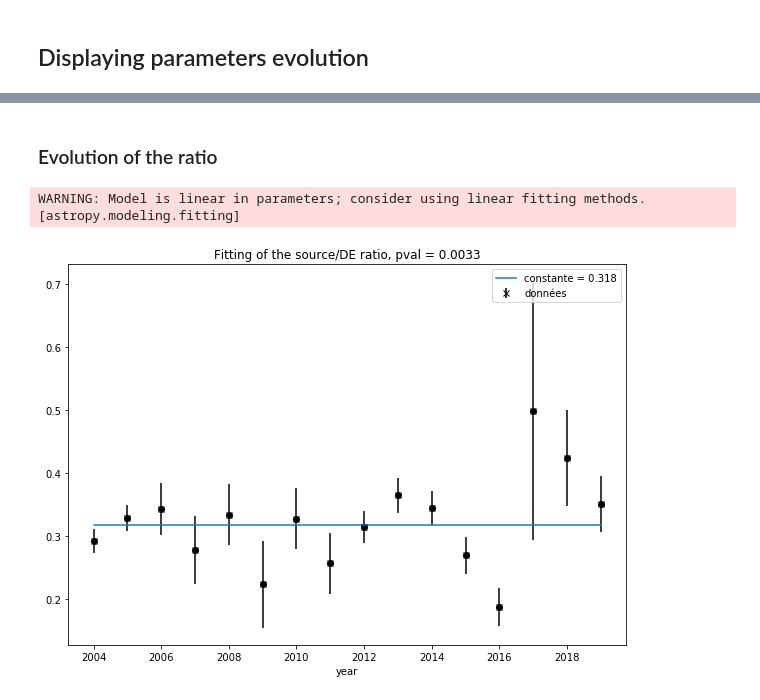
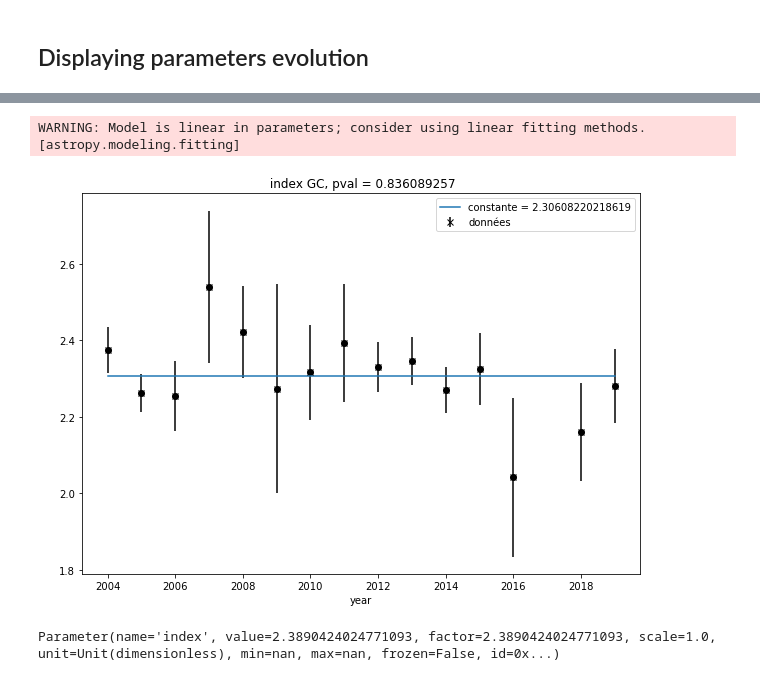
Before and after one commit to SamZouari/hess, a Jupyter notebook: confluence2020/hap-fr/parameter_evolution_hap-fr.ipynb, the cells around one changed output, grey strips where cells are left out. Drawn from its saved outputs; the diff is of its cells as text; code cells hidden in the pictures.

```diff
--- a/confluence2020/hap-fr/parameter_evolution_hap-fr.ipynb
+++ b/confluence2020/hap-fr/parameter_evolution_hap-fr.ipynb
@@ -135,7 +135,7 @@ model_diff.parameters["reference"].frozen = True
 # if there are cutoffs in the spectra
 
 modelGC.parameters["lambda_"].frozen = True
-model_diff.parameters["lambda_"].frozen = True
+#model_diff.parameters["lambda_"].frozen = True
 # %% [markdown]
 ## Constructing the mask
 # %%
@@ -151,7 +151,7 @@ fit_mask = Map.from_geom(geom, data=fit_mask)
 # %%
 for year in range(2004,2020):
     mapdataset_dict[year].fit_mask = fit_mask
-    mapdataset_dict[year].models =  modelGC.copy() + modelG09.copy() +  modeldiff.copy()
+    mapdataset_dict[year].models =  modelGC.copy() + modelG09.copy() +  model_diff.copy()
     mapdataset_dict[year].background_model.parameters['norm'].value = 1.0
 # %% [markdown]
 # Fitting the datasets
@@ -163,13 +163,13 @@ def fit_dataset(mapdataset):
     table = result.parameters.to_table()
 
     rescov = fit.covariance()
-    ampSGRA = mapdataset.models.parameters[3]
-    ampdiff = mapdataset.models.parameters[12]
-    normbkg = mapdataset.background_model.parameters['norm']
+    #ampSGRA = mapdataset.models.parameters[3]
+    #ampdiff = mapdataset.models.parameters[12]
+    #normbkg = mapdataset.background_model.parameters['norm']
 
-    cov= rescov.parameters.get_subcovariance([ampSGRA, ampdiff, normbkg])
+    #cov= rescov.parameters.get_subcovariance([ampSGRA, ampdiff, normbkg])
 
-    return table, cov, result
+    return table, rescov, result
 # %%
 %%time
 
@@ -198,5 +323,8 @@ for year in range(2004,2020):
 # %% [markdown]
 # Saving the results
+# %%
+pathpar = Path(pathp/"2amps_2indexes_1cutoff")
+pathpar.mkdir(exist_ok=True)
 # %% [markdown]
 ## Fitting a time evolution model
 # %%
@@ -554,35 +459,36 @@ WARNING: Model is linear in parameters; consider using linear fitting methods. [
-# %% [markdown]
-### Evolution of the ratio
 # %%
 x = years
-y = resGC/resdiff
-
+y = indexGC
+y_uncs = indexGC_err
 
 # Fit the data using a box model.
 # Bounds are not really needed but included here to demonstrate usage.
-t_init = models.Const1D(0.6)
+t_init = models.Const1D(1)
 fit_t = fitting.LevMarLSQFitter()
-t = fit_t(t_init, x, y, weights=1.0/y_uncs)
+t = fit_t(t_init, x, y) #, weights=1.0/y_uncs)
 
-
+# évaluation du chi2 réduit
 A1 = y
 A2 = t(2004)
-err_bars = yerr_rap
+err_bars = y_uncs
 
 pv = pval(A1, A2, err_bars, len(A1)-1)
 
 
 # Plot the data with the best-fit model
 plt.figure(figsize=(10,7))
 plt.plot(x, y, 'ko')
-plt.errorbar(x, y, yerr=yerr_rap, fmt='kx', label="données")
-plt.plot(x, t(x), label='constante = ' + str(round(t(2004), 3)) )
+plt.errorbar(x, y, yerr=y_uncs, fmt='kx', label="données")
+plt.plot(x, t(x), label='constante = ' + str(round(t(2004), 14)) )
 plt.xlabel('year')
-plt.ylabel('')
+plt.ylabel(' ')
 plt.legend(loc=1)
-
-plt.title("Fitting of the source/DE ratio, pval = {0:03.4f}".format(pv))
-plt.savefig(path/"fit_flux_GCsurDE_04_19_fr_full.pdf")
+plt.title(" index GC, pval = {0:0.9f}".format(pv))
+plt.savefig(pathpar/"index_GC.pdf")
 # %% [output]
 WARNING: Model is linear in parameters; consider using linear fitting methods. [astropy.modeling.fitting]
-[figure, old version]
+[figure, new version]
+# %%
+mapdataset_dict[2004].models[2].spectral_model.parameters['index']
+# %% [output]
+Parameter(name='index', value=2.3890424024771093, factor=2.3890424024771093, scale=1.0, unit=Unit(dimensionless), min=nan, max=nan, frozen=False, id=0x...)
```
Also changed, not shown: parts of 32 cells of this notebook, 2 other files.
